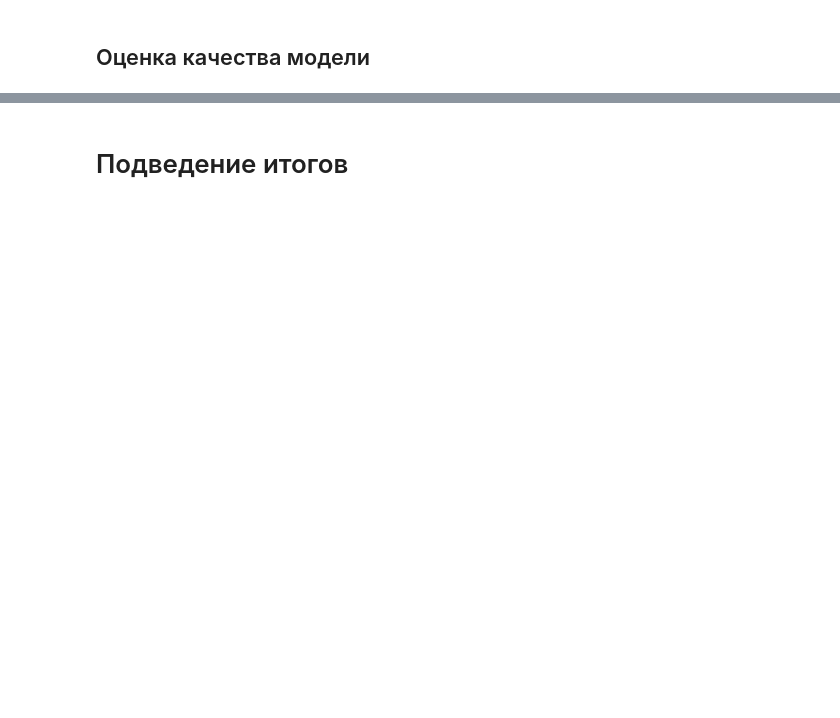
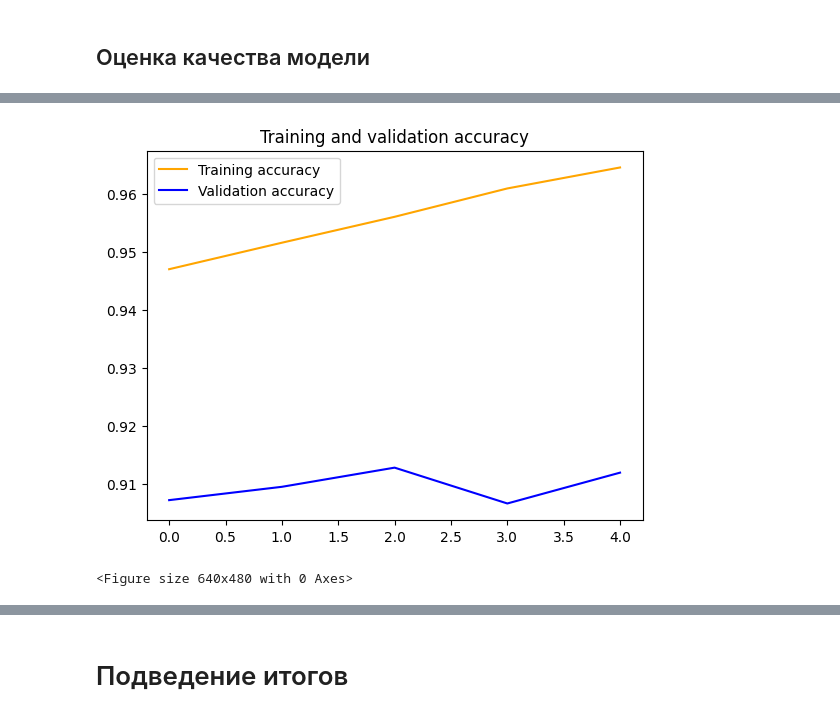
Before and after one commit to WannaBeGuineaPig/website_game_with_neural_network, a Jupyter notebook: model/learning_model.ipynb, the cells around one changed output, grey strips where cells are left out. Cells and saved outputs as stored; diff of their text form; code cells hidden in the pictures; blank space fills up the shorter version.

```diff
--- a/model/learning_model.ipynb
+++ b/model/learning_model.ipynb
@@ -46,10 +46,11 @@ print(tf.config.list_physical_devices())
 # %%
 # Константа размера изображения для обучения и предсказания модели
 SIZE_IMAGE = (224, 224)
-MAX_COUNT_IMAGE_TYPE = 20000
-TRAIN_RATIO = 0.8
+MAX_COUNT_IMAGE_TYPE = 10000
+VALIDATION_RATIO = 0.2
 BATCH_SIZE = 32
-COUNT_EPOCH = 14
+COUNT_EPOCH = 10
+# TRAIN_RATIO = 0.8
 # %%
 # Функция для конвертации фотографии(pillow) в массив байтов(numpy array)
 
@@ -489,3 +551,6 @@ model.save('finished_model/model_СNN.keras')
 
 with open('finished_model/class_names.txt', 'w') as file:
     file.write(','.join(type_image))
+# %%
+# Обучение модели
+History = model.fit(train_data, epochs=5, validation_data=validation_data)
@@ -491,0 +568,17 @@ with open('finished_model/class_names.txt', 'w') as file:
+# %%
+acc = History.history['accuracy']
+val_acc = History.history['val_accuracy']
+
+epochs = range(len(acc))
+
+plt.plot(epochs, acc, 'orange', label='Training accuracy')
+plt.plot(epochs, val_acc, 'blue', label='Validation accuracy')
+plt.title('Training and validation accuracy')
+plt.legend(loc=0)
+plt.figure()
+
+
+plt.show()
+# %% [output]
+[figure, added]
+<Figure size 640x480 with 0 Axes>
```
Also changed, not shown: parts of 36 cells of this notebook.
